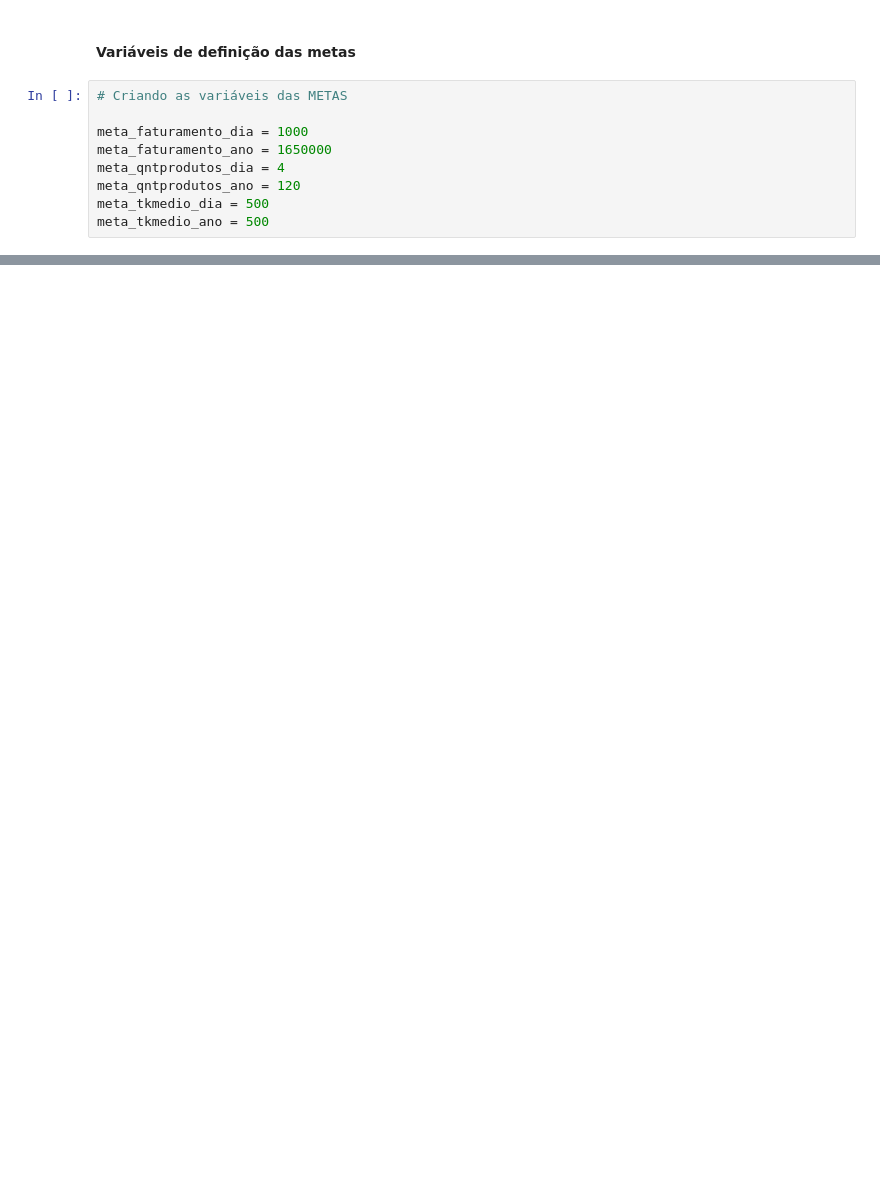
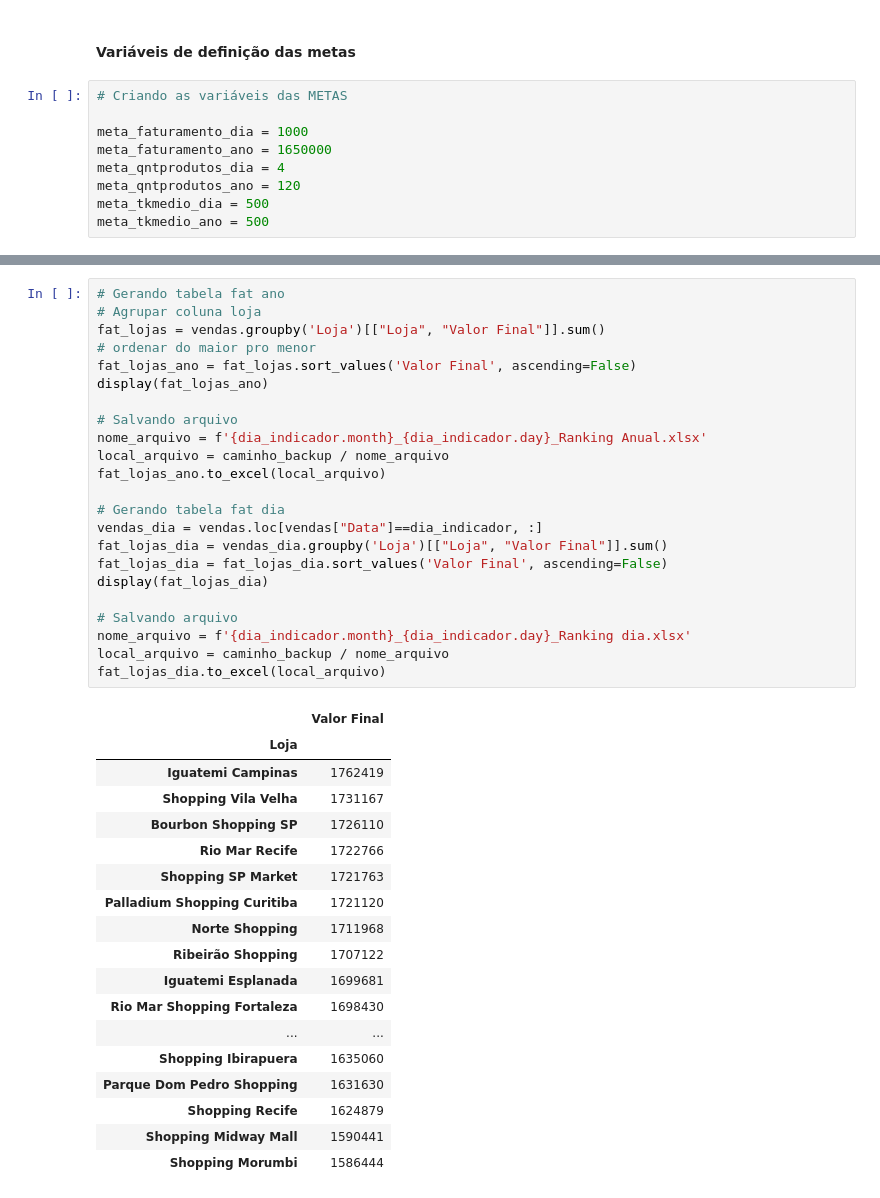
Before and after one commit to dev-daniel-amorim/Automacao_de_processos-OnePage, a Jupyter notebook: DS - Automação de processos.ipynb, the cells around one changed output, grey strips where cells are left out. Saved outputs shown, nothing was run; the diff lists cells and outputs as text; blank space fills up the shorter version.

```diff
--- a/DS - Automação de processos.ipynb
+++ b/DS - Automação de processos.ipynb
@@ -391,0 +411,42 @@ mail.Send()
+# %%
+# Gerando tabela fat ano
+# Agrupar coluna loja
+fat_lojas = vendas.groupby('Loja')[["Loja", "Valor Final"]].sum()
+# ordenar do maior pro menor
+fat_lojas_ano = fat_lojas.sort_values('Valor Final', ascending=False)
+display(fat_lojas_ano)
+
+# Salvando arquivo
+nome_arquivo = f'{dia_indicador.month}_{dia_indicador.day}_Ranking Anual.xlsx'
+local_arquivo = caminho_backup / nome_arquivo
+fat_lojas_ano.to_excel(local_arquivo)
+
+# Gerando tabela fat dia
+vendas_dia = vendas.loc[vendas["Data"]==dia_indicador, :]
+fat_lojas_dia = vendas_dia.groupby('Loja')[["Loja", "Valor Final"]].sum()
+fat_lojas_dia = fat_lojas_dia.sort_values('Valor Final', ascending=False)
+display(fat_lojas_dia)
+
+# Salvando arquivo
+nome_arquivo = f'{dia_indicador.month}_{dia_indicador.day}_Ranking dia.xlsx'
+local_arquivo = caminho_backup / nome_arquivo
+fat_lojas_dia.to_excel(local_arquivo)
+# %% [output]
+|  | Valor Final |
+| Loja |  |
+| Iguatemi Campinas | 1762419 |
+| Shopping Vila Velha | 1731167 |
+| Bourbon Shopping SP | 1726110 |
+| Rio Mar Recife | 1722766 |
+| Shopping SP Market | 1721763 |
+| Palladium Shopping Curitiba | 1721120 |
+| Norte Shopping | 1711968 |
+| Ribeirão Shopping | 1707122 |
+| Iguatemi Esplanada | 1699681 |
+| Rio Mar Shopping Fortaleza | 1698430 |
+| ... | ... |
+| Shopping Ibirapuera | 1635060 |
+| Parque Dom Pedro Shopping | 1631630 |
+| Shopping Recife | 1624879 |
+| Shopping Midway Mall | 1590441 |
+| Shopping Morumbi | 1586444 |
```
Also changed, not shown: parts of 15 cells of this notebook, 27 other files.
